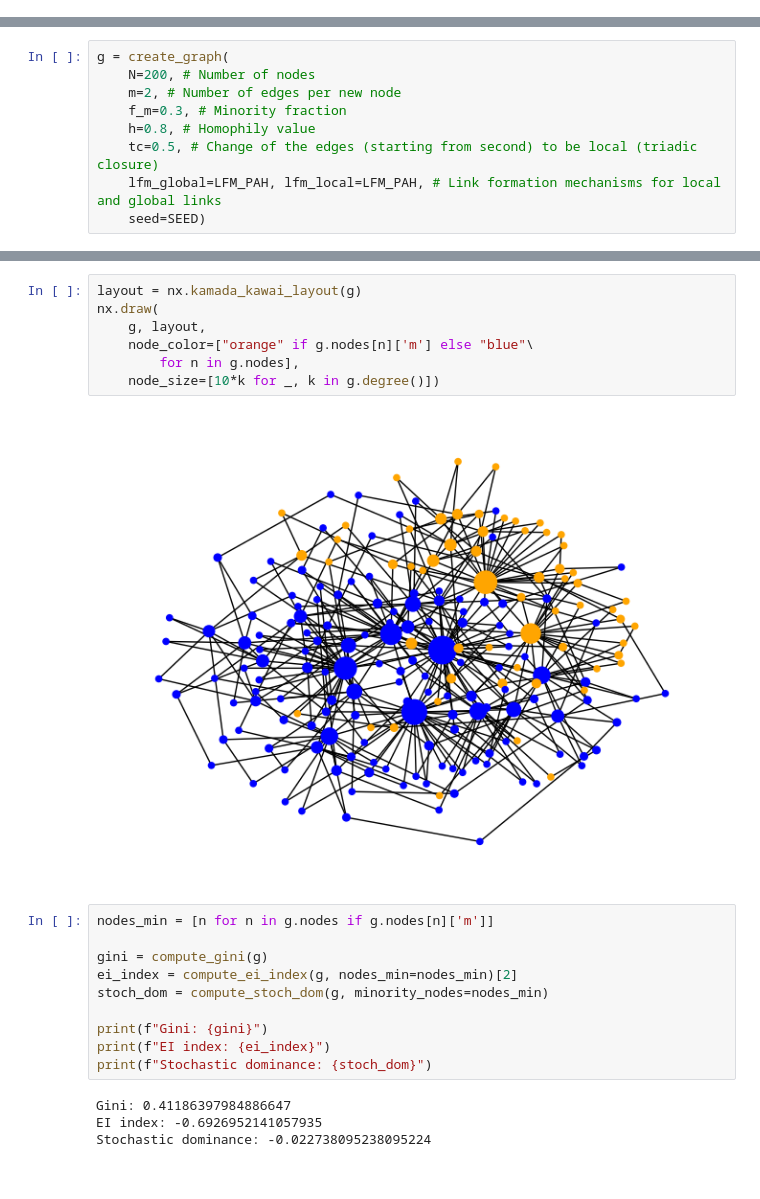
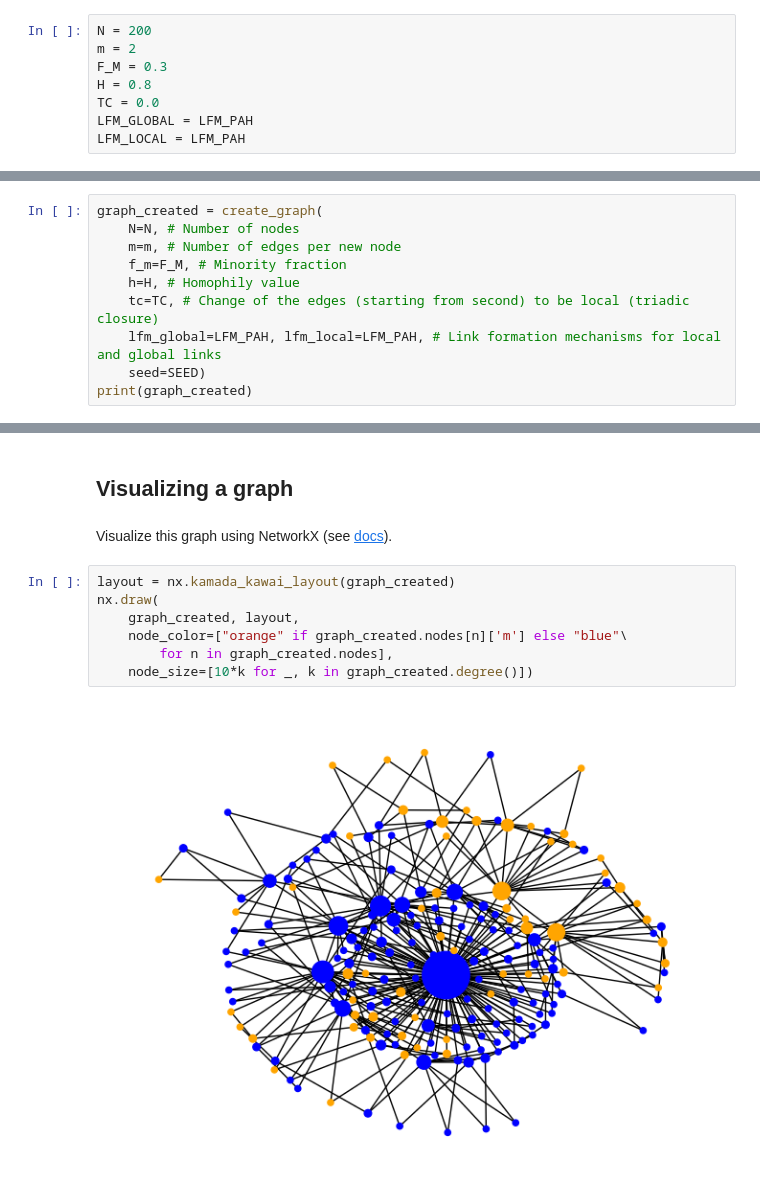
Before and after one commit to mannbach/2024_visualizing_complexity_patch, a Jupyter notebook: notebooks/visualize_graph.ipynb, the cells around one changed output, grey strips where cells are left out. Drawn from its saved outputs; the diff is of its cells as text.

Commit message:
Change order and include loading of graph

```diff
--- a/notebooks/visualize_graph.ipynb
+++ b/notebooks/visualize_graph.ipynb
@@ -12,0 +23,8 @@ SEED = 5 # Fix seed for reproducibility
+# %%
+N = 200
+m = 2
+F_M = 0.3
+H = 0.8
+TC = 0.0
+LFM_GLOBAL = LFM_PAH
+LFM_LOCAL = LFM_PAH
@@ -13,9 +74,10 @@ SEED = 5 # Fix seed for reproducibility
 # %%
-g = create_graph(
-    N=200, # Number of nodes
-    m=2, # Number of edges per new node
-    f_m=0.3, # Minority fraction
-    h=0.8, # Homophily value
-    tc=0.5, # Change of the edges (starting from second) to be local (triadic closure)
+graph_created = create_graph(
+    N=N, # Number of nodes
+    m=m, # Number of edges per new node
+    f_m=F_M, # Minority fraction
+    h=H, # Homophily value
+    tc=TC, # Change of the edges (starting from second) to be local (triadic closure)
     lfm_global=LFM_PAH, lfm_local=LFM_PAH, # Link formation mechanisms for local and global links
     seed=SEED)
+print(graph_created)
@@ -22,23 +100,13 @@ g = create_graph(
+# %% [markdown]
+## Visualizing a graph
+# %% [markdown]
+Visualize this graph using NetworkX (see [docs](https://networkx.org/documentation/stable/reference/drawing.html)).
 # %%
-layout = nx.kamada_kawai_layout(g)
+layout = nx.kamada_kawai_layout(graph_created)
 nx.draw(
-    g, layout,
-    node_color=["orange" if g.nodes[n]['m'] else "blue"\
-        for n in g.nodes],
-    node_size=[10*k for _, k in g.degree()])
+    graph_created, layout,
+    node_color=["orange" if graph_created.nodes[n]['m'] else "blue"\
+        for n in graph_created.nodes],
+    node_size=[10*k for _, k in graph_created.degree()])
 # %% [output]
-[figure, old version]
+[figure, new version]
-# %%
-nodes_min = [n for n in g.nodes if g.nodes[n]['m']]
-
-gini = compute_gini(g)
-ei_index = compute_ei_index(g, nodes_min=nodes_min)[2]
-stoch_dom = compute_stoch_dom(g, minority_nodes=nodes_min)
-
-print(f"Gini: {gini}")
-print(f"EI index: {ei_index}")
-print(f"Stochastic dominance: {stoch_dom}")
-# %% [output]
-Gini: 0.41186397984886647
-EI index: -0.6926952141057935
-Stochastic dominance: -0.022738095238095224
```
Also changed, not shown: parts of 13 cells of this notebook.
